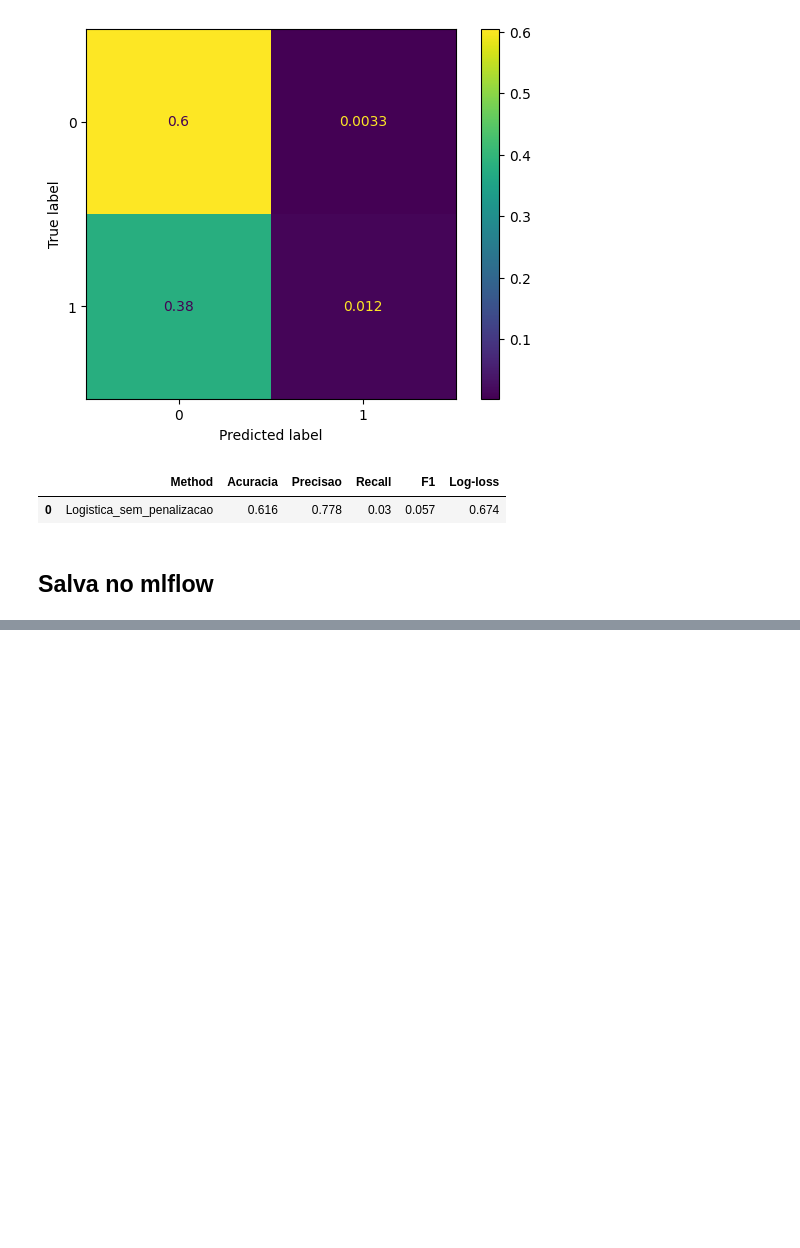
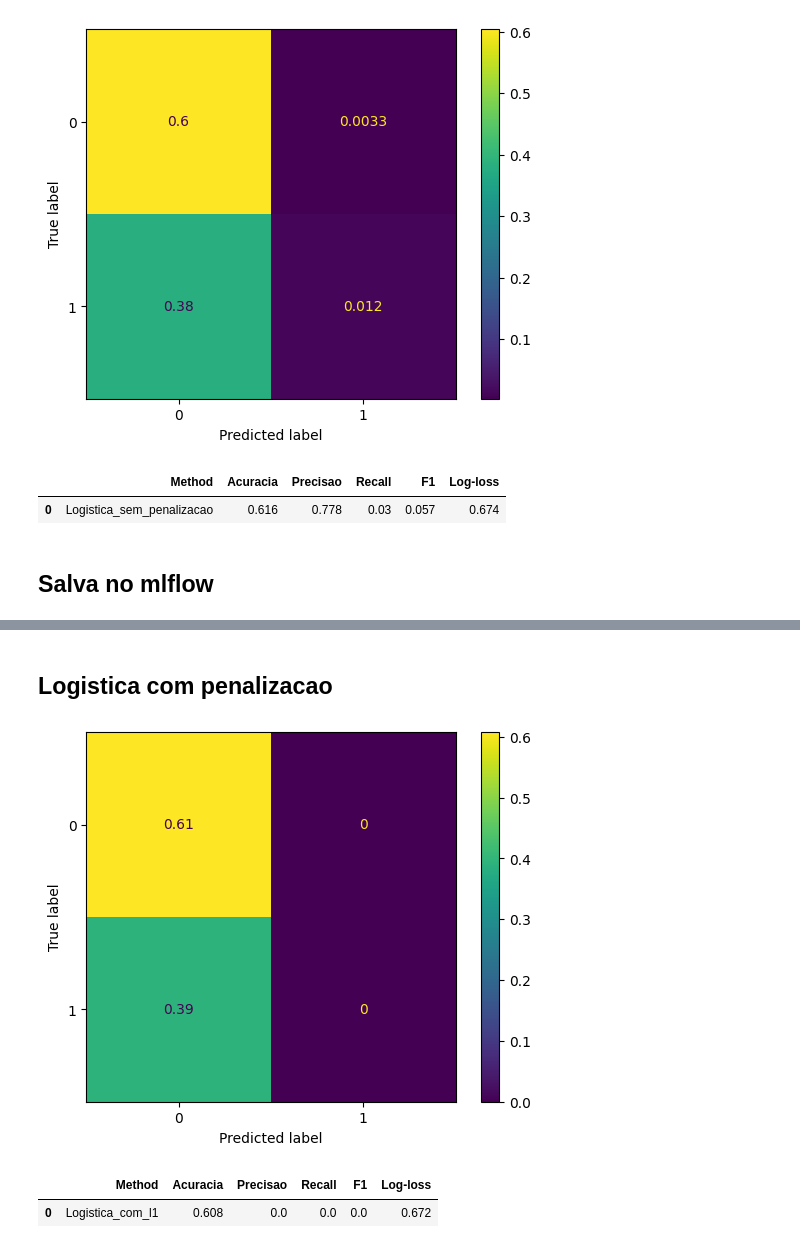
Before and after one commit to aexpedito/mlflow, a Jupyter notebook: potability.ipynb, the cells around one changed output, grey strips where cells are left out. Cells and saved outputs as stored; diff of their text form; code cells hidden in the pictures; blank space fills up the shorter version.

```diff
--- a/potability.ipynb
+++ b/potability.ipynb
@@ -48,12 +78,12 @@ data_df_train, data_df_test = train_test_split(data_df, test_size=0.30, random_s
 # Normalização dos dados numéricos
 from sklearn import linear_model
 from sklearn.compose import ColumnTransformer
-from sklearn.preprocessing import MinMaxScaler, OneHotEncoder
+from sklearn.preprocessing import MinMaxScaler, RobustScaler
 
 numeric_features = ['ph', 'Hardness', 'Solids', 'Chloramines', 'Sulfate', 'Conductivity','Organic_carbon', 'Trihalomethanes', 'Turbidity']
 categorical_features = ['Potability']
 transformer = ColumnTransformer([
-    ('numeric', MinMaxScaler(), numeric_features)
+    ('numeric', RobustScaler(), numeric_features)
 ])
 
 X_train = transformer.fit_transform(data_df_train)
@@ -139,3 +178,24 @@ mlflow.end_run()
 🧪 View experiment at: http://localhost:5001/#/experiments/3
 # %%
 mlflow.end_run()
+# %% [markdown]
+## Logistica com penalizacao
+# %%
+#Logistica com L1
+logistic_l1 = linear_model.LogisticRegressionCV(penalty="l1", solver='liblinear', scoring='neg_log_loss', max_iter=50, cv=10).fit(X=X_train, y=y_train)
+models["Logistica_com_l1"] = logistic_l1
+# %%
+#Computa metricas do modelo
+metricas_l1 = pd.DataFrame(columns = ['Method','Acuracia', 'Precisao', "Recall",'F1','Log-loss'])
+resultado_modelo2 = get_model_metrics(
+    model_name='Logistica_com_l1',
+    threshold=.5,
+    y_prob=models['Logistica_com_l1'].predict_proba(X_test)[:,1],
+    y_test=y_test)
+
+metricas_l1 = pd.concat([metricas_l1, resultado_modelo2])
+metricas_l1
+# %% [output]
+[figure, added]
+|  | Method | Acuracia | Precisao | Recall | F1 | Log-loss |
+| 0 | Logistica_com_l1 | 0.608 | 0.0 | 0.0 | 0.0 | 0.672 |
```
Also changed, not shown: parts of 8 cells of this notebook, 7 other files.
